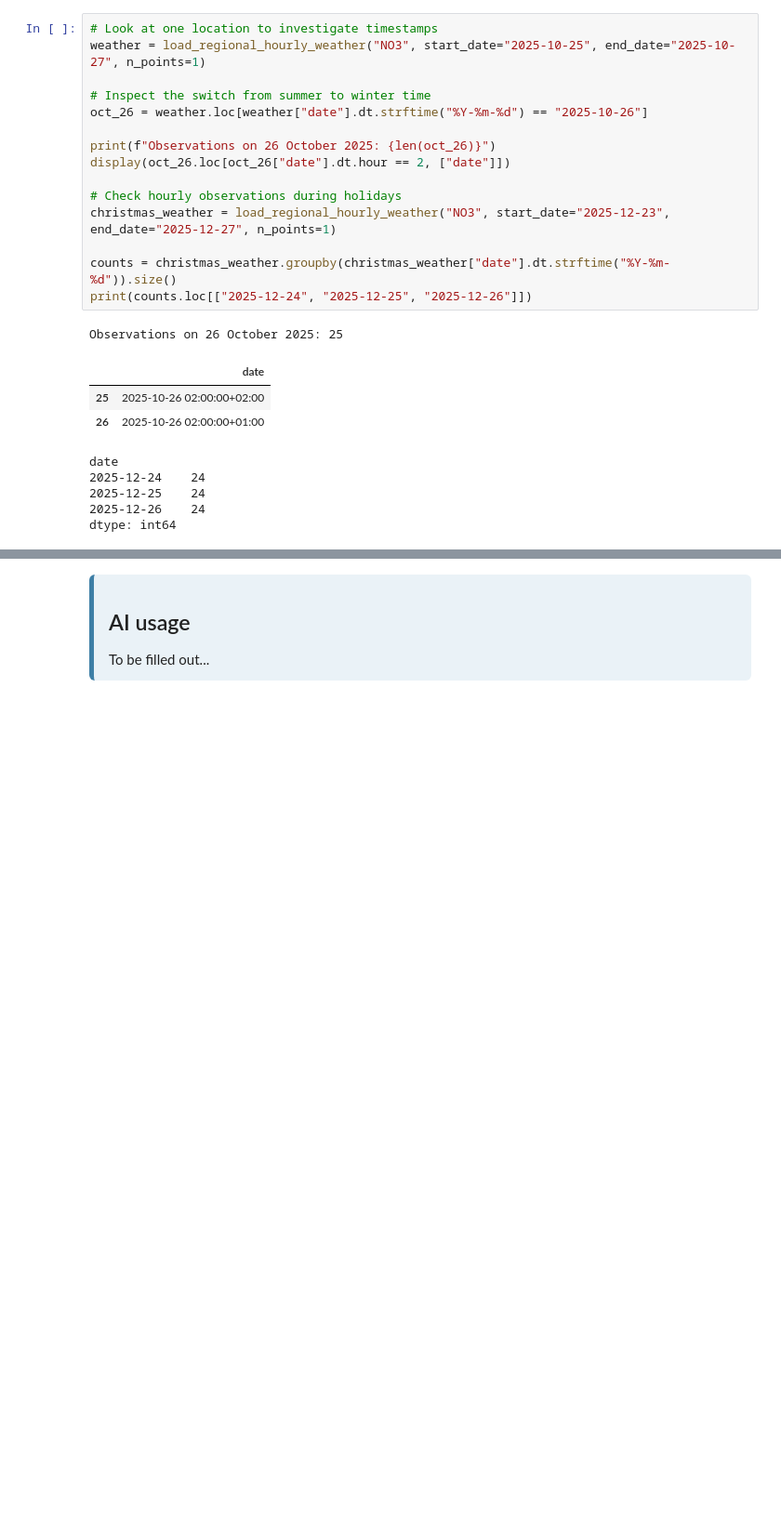
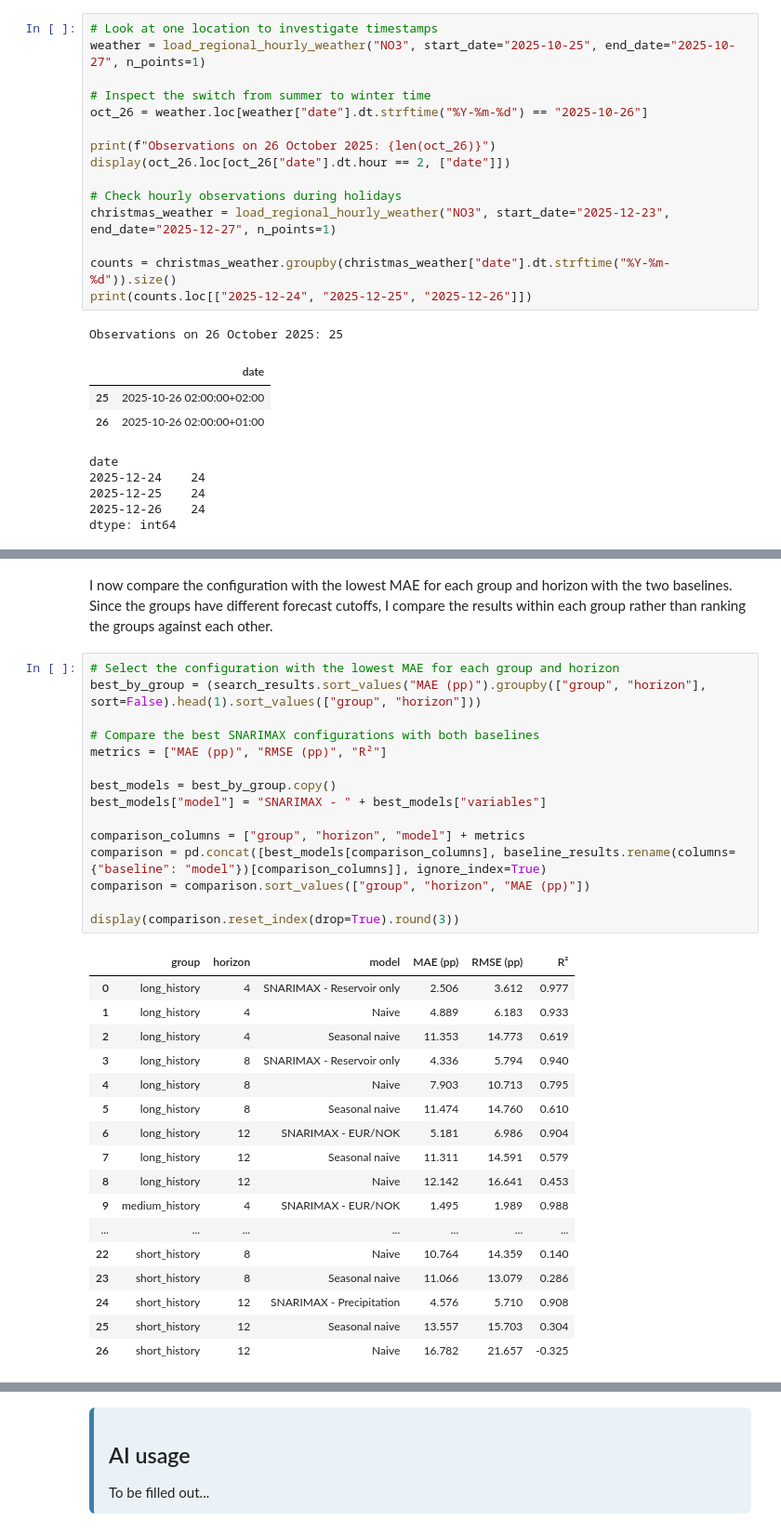
Before and after one commit to kahalandkh/IND320-kahaland, a Jupyter notebook: notebooks/project_work_part4.ipynb, the cells around one changed output, grey strips where cells are left out. Shown at 93% size. Cells and saved outputs as stored; diff of their text form; blank space fills up the shorter version.

```diff
--- a/notebooks/project_work_part4.ipynb
+++ b/notebooks/project_work_part4.ipynb
@@ -290,0 +548,35 @@ The datasets cover quite different periods. Reservoir filling and USD/NOK go bac
+# %% [markdown]
+I now compare the configuration with the lowest MAE for each group and horizon with the two baselines. Since the groups have different forecast cutoffs, I compare the results within each group rather than ranking the groups against each other.
+# %%
+# Select the configuration with the lowest MAE for each group and horizon
+best_by_group = (search_results.sort_values("MAE (pp)").groupby(["group", "horizon"], sort=False).head(1).sort_values(["group", "horizon"]))
+
+# Compare the best SNARIMAX configurations with both baselines
+metrics = ["MAE (pp)", "RMSE (pp)", "R²"]
+
+best_models = best_by_group.copy()
+best_models["model"] = "SNARIMAX - " + best_models["variables"]
+
+comparison_columns = ["group", "horizon", "model"] + metrics
+comparison = pd.concat([best_models[comparison_columns], baseline_results.rename(columns={"baseline": "model"})[comparison_columns]], ignore_index=True)
+comparison = comparison.sort_values(["group", "horizon", "MAE (pp)"])
+
+display(comparison.reset_index(drop=True).round(3))
+# %% [output]
+|  | group | horizon | model | MAE (pp) | RMSE (pp) | R² |
+| 0 | long_history | 4 | SNARIMAX - Reservoir only | 2.506 | 3.612 | 0.977 |
+| 1 | long_history | 4 | Naive | 4.889 | 6.183 | 0.933 |
+| 2 | long_history | 4 | Seasonal naive | 11.353 | 14.773 | 0.619 |
+| 3 | long_history | 8 | SNARIMAX - Reservoir only | 4.336 | 5.794 | 0.940 |
+| 4 | long_history | 8 | Naive | 7.903 | 10.713 | 0.795 |
+| 5 | long_history | 8 | Seasonal naive | 11.474 | 14.760 | 0.610 |
+| 6 | long_history | 12 | SNARIMAX - EUR/NOK | 5.181 | 6.986 | 0.904 |
+| 7 | long_history | 12 | Seasonal naive | 11.311 | 14.591 | 0.579 |
+| 8 | long_history | 12 | Naive | 12.142 | 16.641 | 0.453 |
+| 9 | medium_history | 4 | SNARIMAX - EUR/NOK | 1.495 | 1.989 | 0.988 |
+| ... | ... | ... | ... | ... | ... | ... |
+| 22 | short_history | 8 | Naive | 10.764 | 14.359 | 0.140 |
+| 23 | short_history | 8 | Seasonal naive | 11.066 | 13.079 | 0.286 |
+| 24 | short_history | 12 | SNARIMAX - Precipitation | 4.576 | 5.710 | 0.908 |
+| 25 | short_history | 12 | Seasonal naive | 13.557 | 15.703 | 0.304 |
+| 26 | short_history | 12 | Naive | 16.782 | 21.657 | -0.325 |
```
Also changed, not shown: parts of 33 cells of this notebook, 3 other files.
